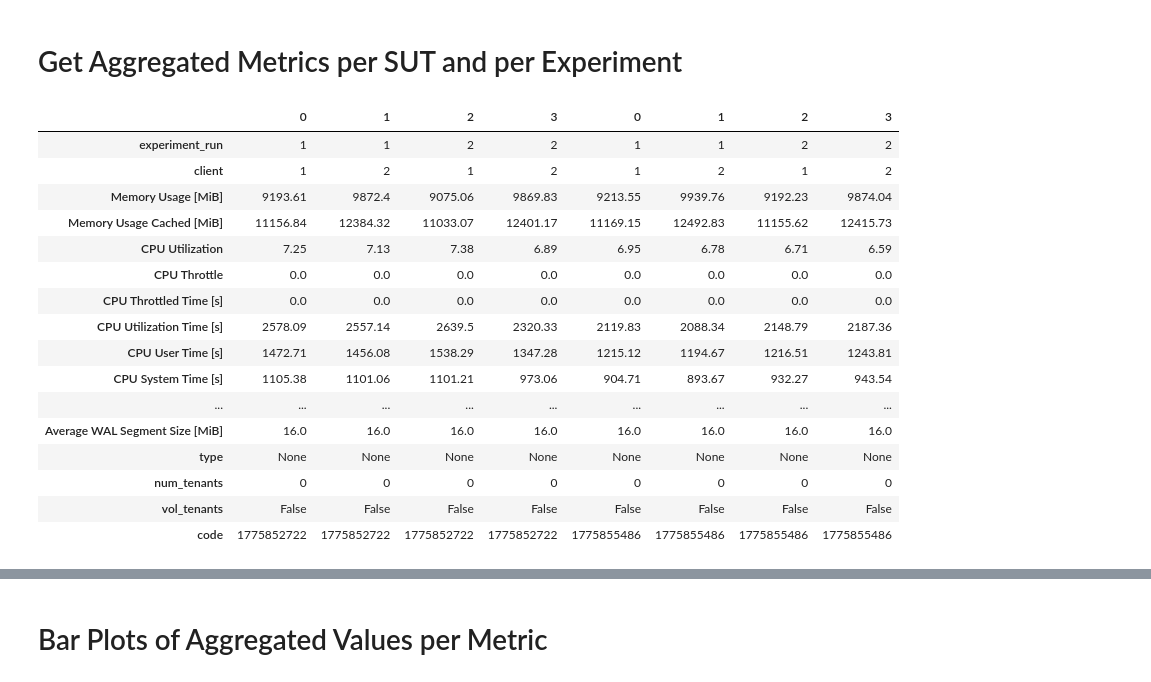
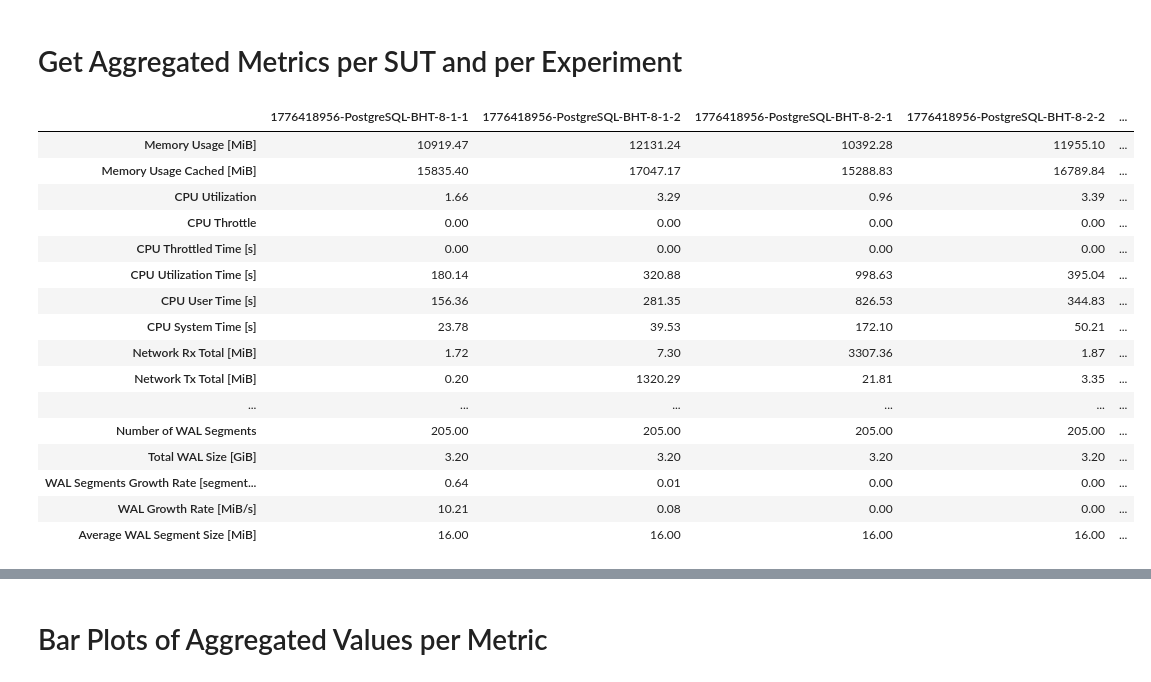
Before and after one commit to Beuth-Erdelt/Benchmark-Experiment-Host-Manager, a Jupyter notebook: dev/Collector-TPC-H.ipynb, the cells around one changed output, grey strips where cells are left out. Saved outputs shown, nothing was run; the diff lists cells and outputs as text; code cells hidden in the pictures.

Commit message:
Collector: started implementing TPC-H

```diff
--- a/dev/Collector-TPC-H.ipynb
+++ b/dev/Collector-TPC-H.ipynb
@@ -80,15 +80,15 @@ from notebookutils import *
 # %% [markdown]
 # Collect Results
 # %%
-path = r"D:\data\benchmarks"
-#path = r"/data/benchmarks"
+#path = r"D:\data\benchmarks"
+path = r"/data/benchmarks"
 filename_prefix = "demo_"
 b_plot_save = False
 b_skip_plots = True
 # %%
 codes = [
-    "1775852722",
-    "1775855486"
+    "1776418956",
+    "1776420958"
 ]
 
 codes
@@ -97,5 +97,5 @@ codes
 # %%
-collect = collectors.benchbase(path, codes)
+collect = collectors.default(path, codes)
 # %% [markdown]
 # Get all Metrics Metadata
 # %% [markdown]
@@ -145,23 +163,23 @@ collect.get_connections()['client'].iloc[0]
 # %% [markdown]
 # Get Aggregated Metrics per SUT and per Experiment
 # %%
-df_performance = collect.get_monitoring_all(type="stream")
+df_performance = collect.get_monitoring_aggregated_per_connection("stream")
 df_performance.T
 # %% [output]
-|  | 0 | 1 | 2 | 3 | 0 | 1 | 2 | 3 |
-| experiment_run | 1 | 1 | 2 | 2 | 1 | 1 | 2 | 2 |
-| client | 1 | 2 | 1 | 2 | 1 | 2 | 1 | 2 |
-| Memory Usage [MiB] | 9193.61 | 9872.4 | 9075.06 | 9869.83 | 9213.55 | 9939.76 | 9192.23 | 9874.04 |
-| Memory Usage Cached [MiB] | 11156.84 | 12384.32 | 11033.07 | 12401.17 | 11169.15 | 12492.83 | 11155.62 | 12415.73 |
-| CPU Utilization | 7.25 | 7.13 | 7.38 | 6.89 | 6.95 | 6.78 | 6.71 | 6.59 |
-| CPU Throttle | 0.0 | 0.0 | 0.0 | 0.0 | 0.0 | 0.0 | 0.0 | 0.0 |
-| CPU Throttled Time [s] | 0.0 | 0.0 | 0.0 | 0.0 | 0.0 | 0.0 | 0.0 | 0.0 |
-| CPU Utilization Time [s] | 2578.09 | 2557.14 | 2639.5 | 2320.33 | 2119.83 | 2088.34 | 2148.79 | 2187.36 |
-| CPU User Time [s] | 1472.71 | 1456.08 | 1538.29 | 1347.28 | 1215.12 | 1194.67 | 1216.51 | 1243.81 |
-| CPU System Time [s] | 1105.38 | 1101.06 | 1101.21 | 973.06 | 904.71 | 893.67 | 932.27 | 943.54 |
-| ... | ... | ... | ... | ... | ... | ... | ... | ... |
-| Average WAL Segment Size [MiB] | 16.0 | 16.0 | 16.0 | 16.0 | 16.0 | 16.0 | 16.0 | 16.0 |
-| type | None | None | None | None | None | None | None | None |
-| num_tenants | 0 | 0 | 0 | 0 | 0 | 0 | 0 | 0 |
-| vol_tenants | False | False | False | False | False | False | False | False |
-| code | 1775852722 | 1775852722 | 1775852722 | 1775852722 | 1775855486 | 1775855486 | 1775855486 | 1775855486 |
+|  | 1776418956-PostgreSQL-BHT-8-1-1 | 1776418956-PostgreSQL-BHT-8-1-2 | 1776418956-PostgreSQL-BHT-8-2-1 | 1776418956-PostgreSQL-BHT-8-2-2 | ... |
+| Memory Usage [MiB] | 10919.47 | 12131.24 | 10392.28 | 11955.10 | ... |
+| Memory Usage Cached [MiB] | 15835.40 | 17047.17 | 15288.83 | 16789.84 | ... |
+| CPU Utilization | 1.66 | 3.29 | 0.96 | 3.39 | ... |
+| CPU Throttle | 0.00 | 0.00 | 0.00 | 0.00 | ... |
+| CPU Throttled Time [s] | 0.00 | 0.00 | 0.00 | 0.00 | ... |
+| CPU Utilization Time [s] | 180.14 | 320.88 | 998.63 | 395.04 | ... |
+| CPU User Time [s] | 156.36 | 281.35 | 826.53 | 344.83 | ... |
+| CPU System Time [s] | 23.78 | 39.53 | 172.10 | 50.21 | ... |
+| Network Rx Total [MiB] | 1.72 | 7.30 | 3307.36 | 1.87 | ... |
+| Network Tx Total [MiB] | 0.20 | 1320.29 | 21.81 | 3.35 | ... |
+| ... | ... | ... | ... | ... | ... |
+| Number of WAL Segments | 205.00 | 205.00 | 205.00 | 205.00 | ... |
+| Total WAL Size [GiB] | 3.20 | 3.20 | 3.20 | 3.20 | ... |
+| WAL Segments Growth Rate [segment... | 0.64 | 0.01 | 0.00 | 0.00 | ... |
+| WAL Growth Rate [MiB/s] | 10.21 | 0.08 | 0.00 | 0.00 | ... |
+| Average WAL Segment Size [MiB] | 16.00 | 16.00 | 16.00 | 16.00 | ... |
```
Also changed, not shown: parts of 68 cells of this notebook, 4 other files.
